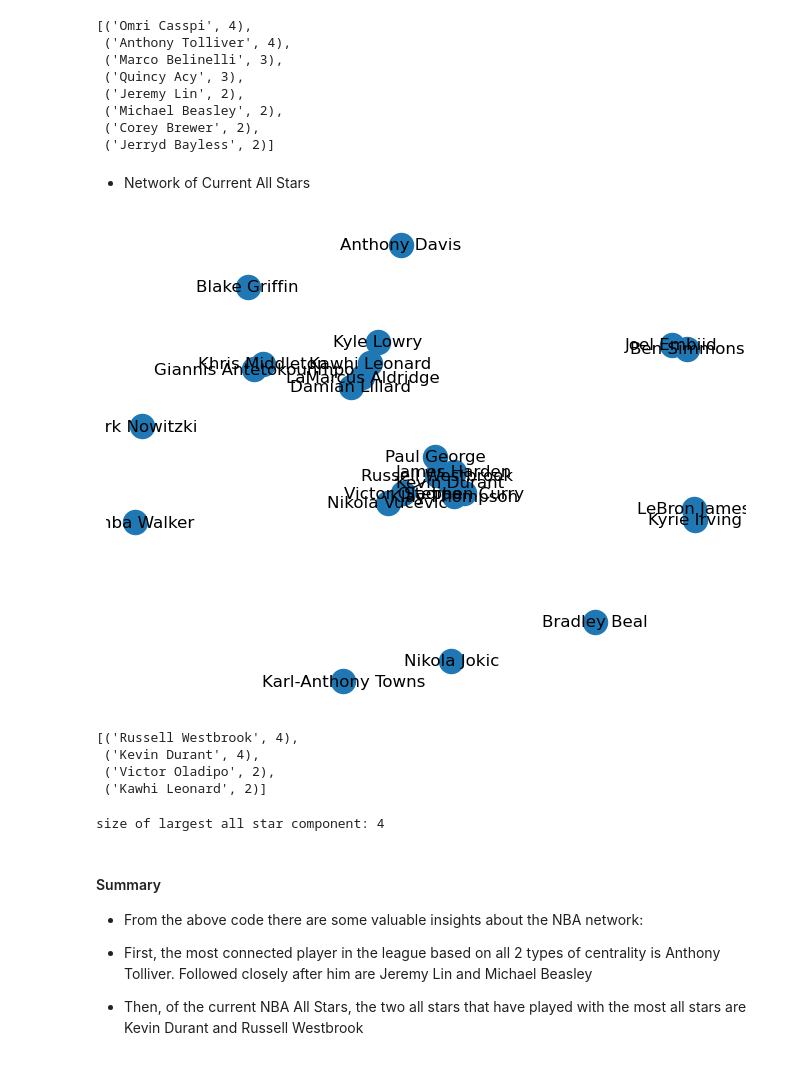
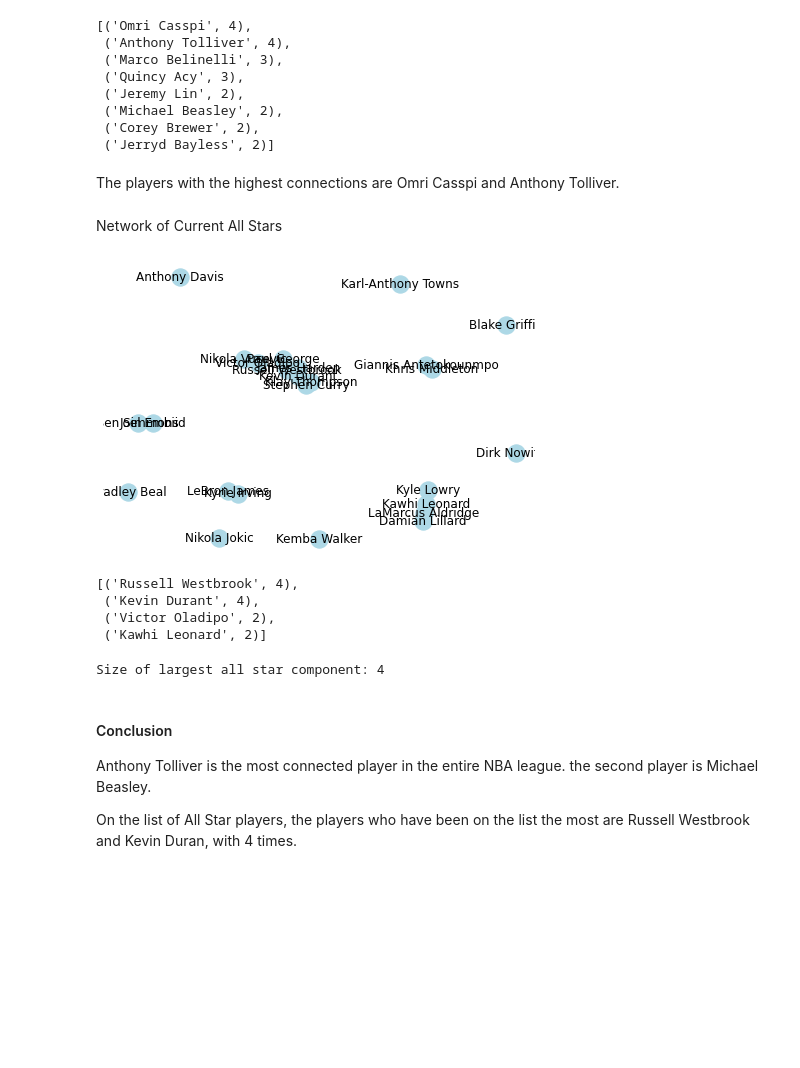
Before and after one commit to GabrielSantos33/DATA620_Project2, a Jupyter notebook: DATA620_Project2.ipynb, the cells around one changed output. Saved outputs shown, nothing was run; the diff lists cells and outputs as text; code cells hidden in the pictures; blank space fills up the shorter version.

```diff
--- a/DATA620_Project2.ipynb
+++ b/DATA620_Project2.ipynb
@@ -16,4 +14,4 @@ from networkx.algorithms import bipartite as bi
 import matplotlib as plot
 import pandas as pd
 # %%
-nba_data = csv.reader(open("C:\\Users\\jzw1jlf\\Documents\\Personal\\CUNY SPS\\DATA 620\\Week 6\\NBA_network.csv"))
+nba_data = csv.reader(open("E:\\Users\\drake\\Documents\\CUNY SPS\\MASTERS\\DATA 620\\Week 6\\NBA_network.csv"))
@@ -163,8 +166,10 @@ deg_list[0:9]
  ('Michael Beasley', 2),
  ('Corey Brewer', 2),
  ('Jerryd Bayless', 2)]
+# %% [markdown]
+The players with the highest connections are Omri Casspi and Anthony Tolliver.
 # %% [markdown]
-- Network of Current All Stars
+Network of Current All Stars
 # %%
 all_stars = ['James Harden',
              'Kevin Durant',
@@ -196,11 +201,11 @@ all_stars = ['James Harden',
 # %%
 all_star_network = playernet.copy()
 for i in players:
     if i not in all_stars:
         all_star_network.remove_node(i)
-nx.draw(all_star_network, with_labels=True)
+nx.draw(all_star_network, node_color='lightblue', with_labels=True)
 # %% [output]
-[figure, old version]
+[figure, new version]
 # %%
 deg_list = sorted(all_star_network.degree, key=lambda x: x[1], reverse=True)
 deg_list[0:4]
@@ -210,15 +215,13 @@ deg_list[0:4]
  ('Victor Oladipo', 2),
  ('Kawhi Leonard', 2)]
 # %%
-# look at components of the network
 connected_net = list(nx.connected_components(all_star_network))
-print("size of largest all star component:", len(connected_net[0]))
+print("Size of largest all star component:", len(connected_net[0]))
 # %% [output]
-size of largest all star component: 4
+Size of largest all star component: 4
 # %% [markdown]
-#### Summary
-- From the above code there are some valuable insights about the NBA network:
+#### Conclusion
 
-- First, the most connected player in the league based on all 2 types of centrality is Anthony Tolliver. Followed closely after him are Jeremy Lin and Michael Beasley
+Anthony Tolliver is the most connected player in the entire NBA league. the second player is Michael Beasley.
 
-- Then, of the current NBA All Stars, the two all stars that have played with the most all stars are Kevin Durant and Russell Westbrook
+On the list of All Star players, the players who have been on the list the most are Russell Westbrook and Kevin Duran, with 4 times.
```
Also changed, not shown: parts of 25 cells of this notebook.
